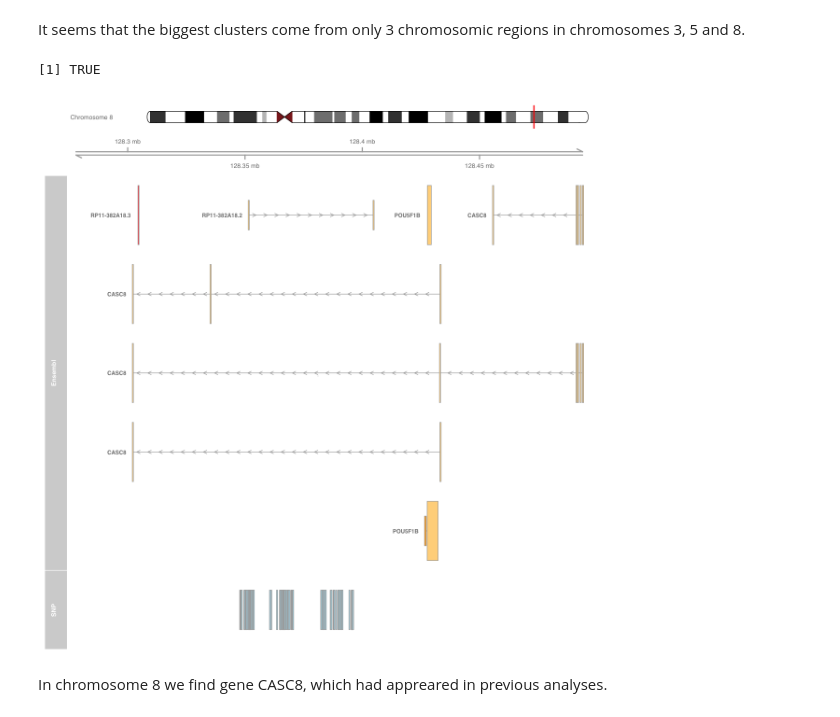
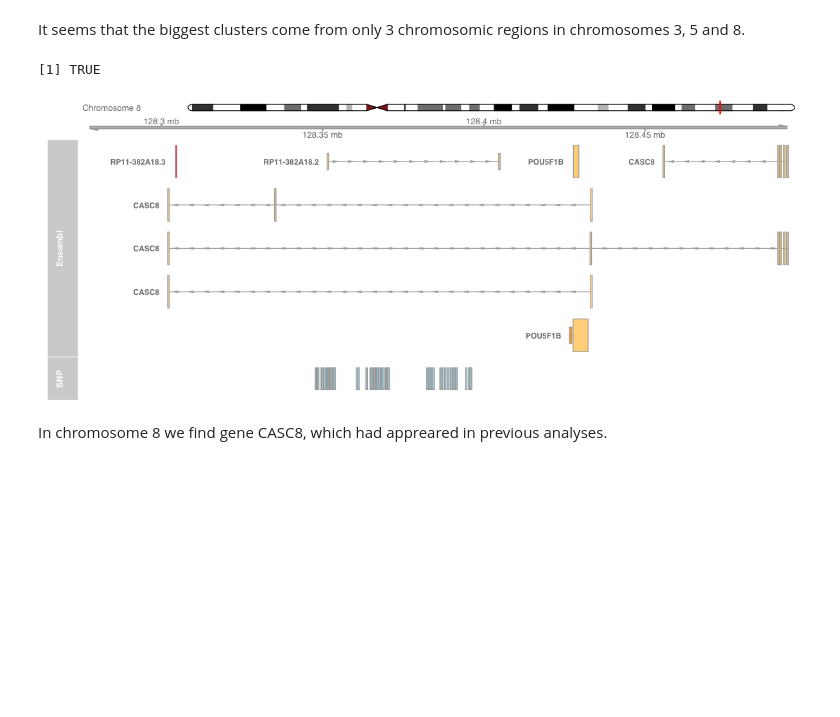
Before and after one commit to hclimente/genewa, a Jupyter notebook: results/evo/evo_analysis.ipynb, the cells around one changed output. Saved outputs shown, nothing was run; the diff lists cells and outputs as text; code cells hidden in the pictures; blank space fills up the shorter version.

Commit message:
updated with new and more beautiful plots

```diff
--- a/results/evo/evo_analysis.ipynb
+++ b/results/evo/evo_analysis.ipynb
@@ -94,10 +94,11 @@ head(getSizes(gs), n = 20)
 # %% [markdown]
 It seems that the biggest clusters come from only 3 chromosomic regions in chromosomes 3, 5 and 8.
 # %%
+options(repr.plot.width=10, repr.plot.height=4)
 plot_snp_cluster(gs, head(getSizes(gs), n = 20) %>% filter(chr == 8) %>% .$cluster)
 # %% [output]
 [1] TRUE
-[figure, old version]
+[figure, new version]
 # %% [markdown]
 In chromosome 8 we find gene CASC8, which had appreared in previous analyses.
 # %%
```
Also changed, not shown: parts of 16 cells of this notebook.
